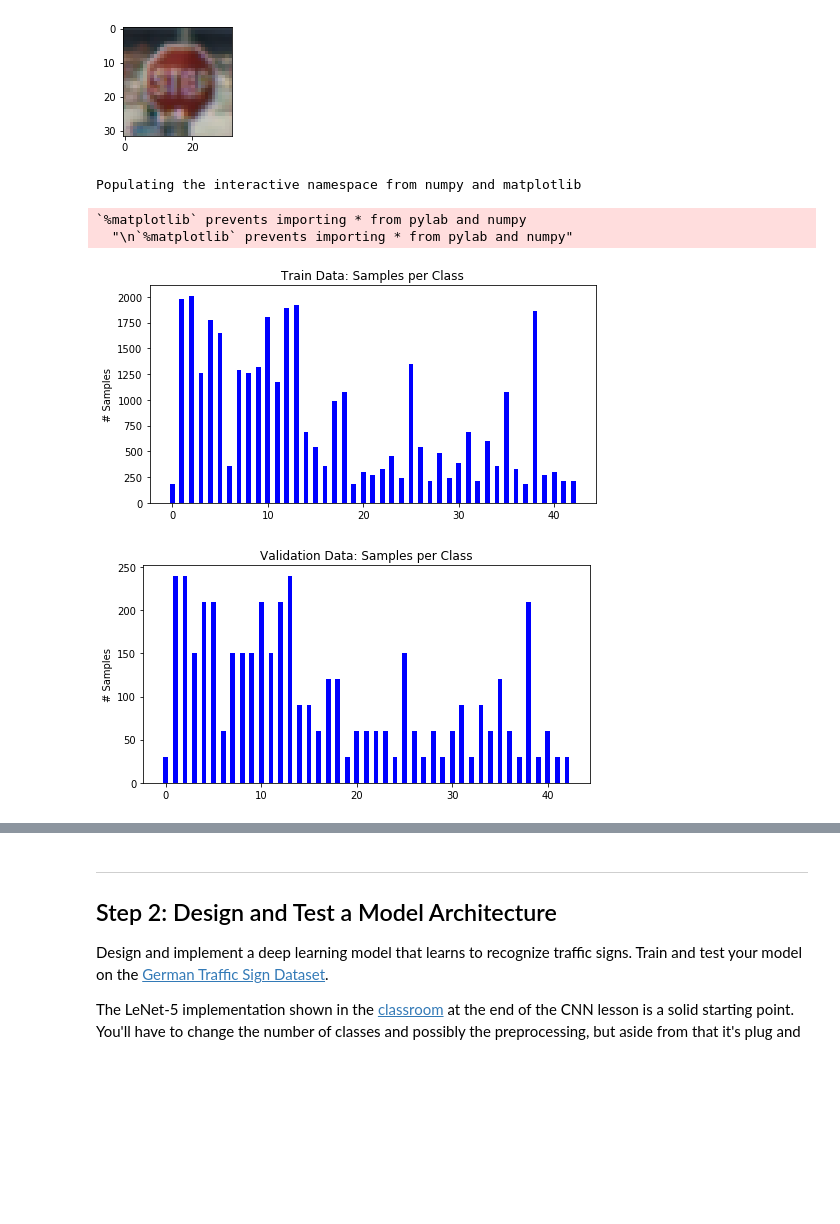
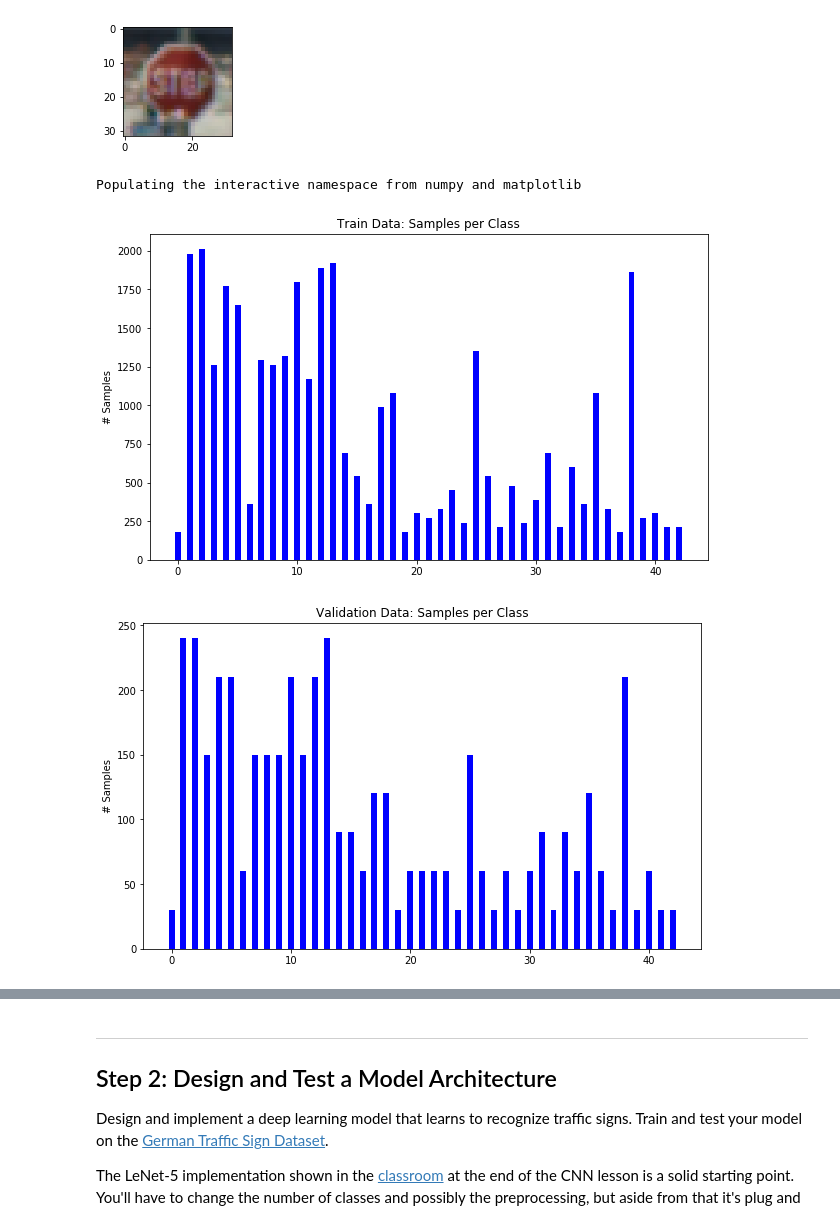
Before and after one commit to guiklink/CarND-Traffic-Sign-Classifier-Project, a Jupyter notebook: Traffic_Sign_Classifier.ipynb, the cells around one changed output, grey strips where cells are left out. Drawn from its saved outputs; the diff is of its cells as text; code cells hidden in the pictures; blank space fills up the shorter version.

```diff
--- a/Traffic_Sign_Classifier.ipynb
+++ b/Traffic_Sign_Classifier.ipynb
@@ -139,18 +138,16 @@ def plotBarChart(data, chartTitle = "Samples per Class", ylabel = "# Samples"):
     return countDict
 # %%
 %pylab inline
-pylab.rcParams['figure.figsize'] = (8, 4)
+pylab.rcParams['figure.figsize'] = (10, 6)
 
 countDict_train = plotBarChart(y_train, chartTitle="Train Data: Samples per Class")
 # %% [output]
 Populating the interactive namespace from numpy and matplotlib
-`%matplotlib` prevents importing * from pylab and numpy
-  "\n`%matplotlib` prevents importing * from pylab and numpy"
-[figure, old version]
+[figure, new version]
 # %%
 countDict_valid = plotBarChart(y_valid, chartTitle="Validation Data: Samples per Class")
 # %% [output]
-[figure, old version]
+[figure, new version]
 # %%
 countDict_test = plotBarChart(y_test, chartTitle="Test Data: Samples per Class")
 # %% [output]
```
Also changed, not shown: parts of 12 cells of this notebook, 7 other files.
